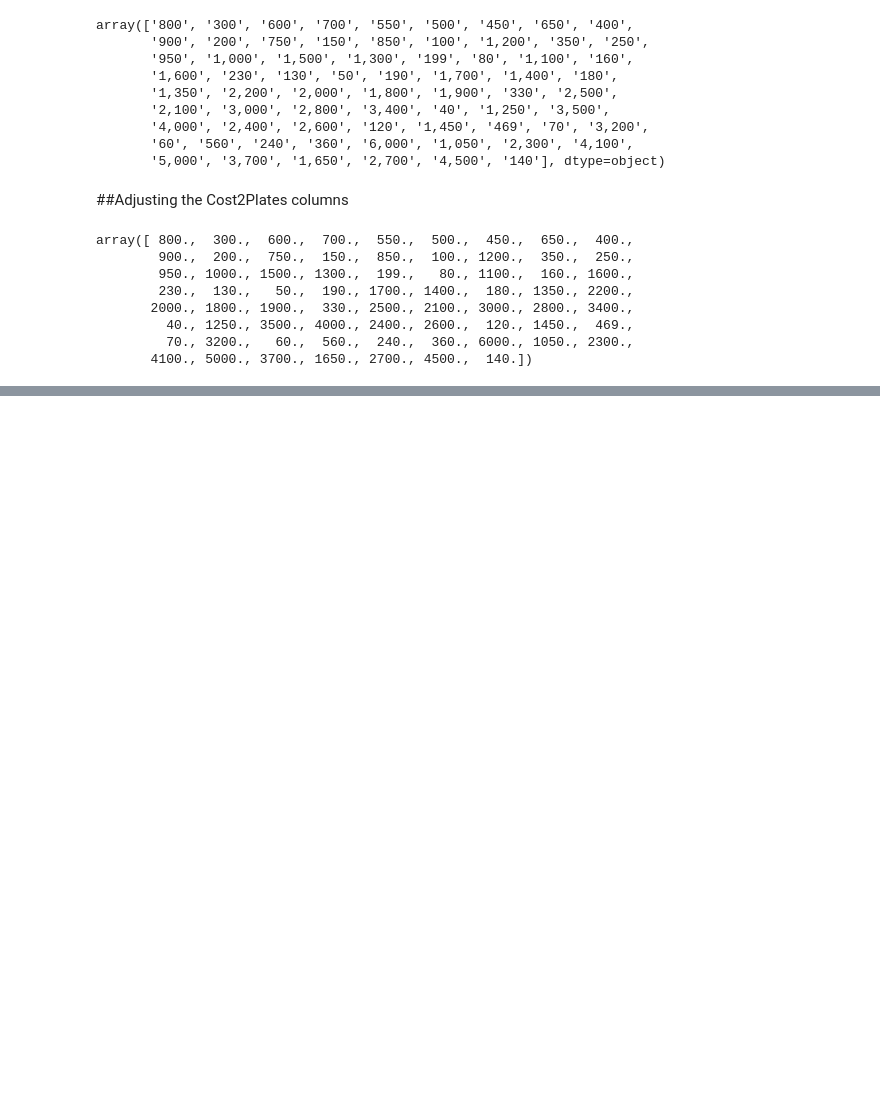
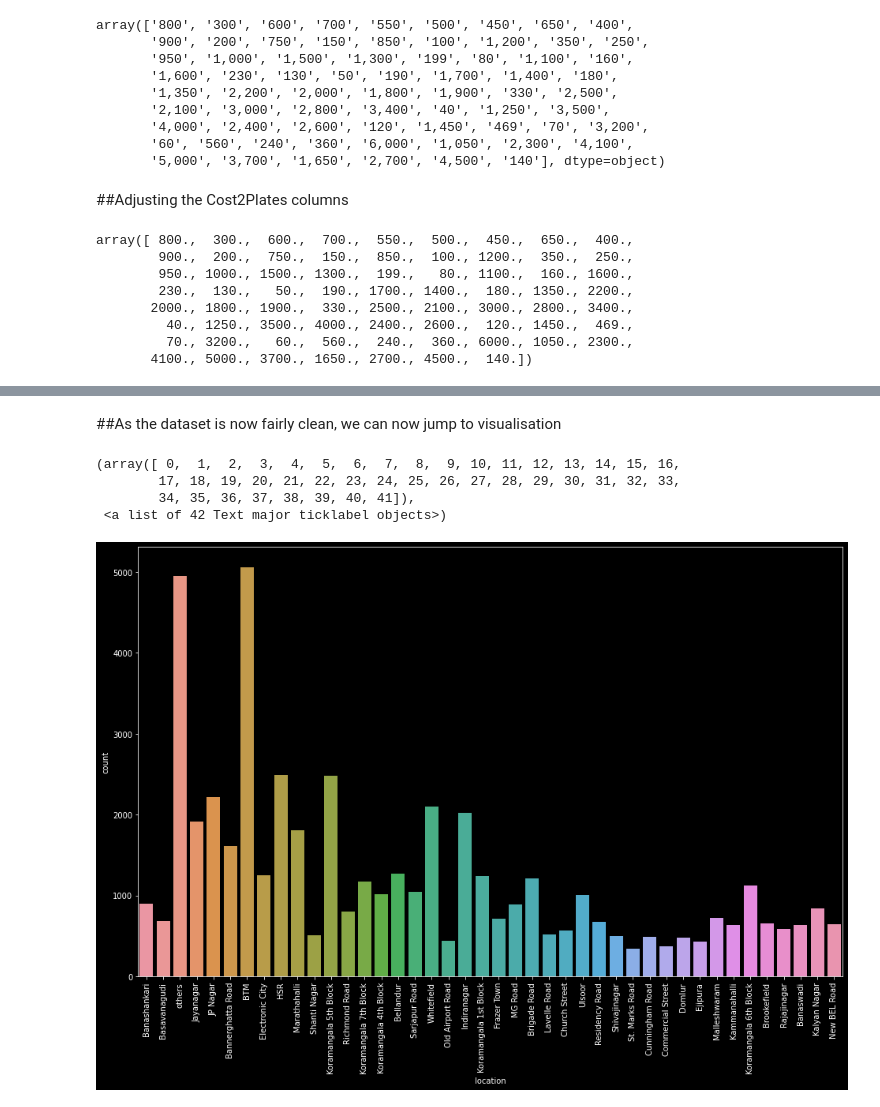
Before and after one commit to agnxsh/zomato-blr-data-analysis, a Jupyter notebook: zomato_blr_data_analysis.ipynb, the cells around one changed output, grey strips where cells are left out. Saved outputs shown, nothing was run; the diff lists cells and outputs as text; code cells hidden in the pictures; blank space fills up the shorter version.

```diff
--- a/zomato_blr_data_analysis.ipynb
+++ b/zomato_blr_data_analysis.ipynb
@@ -252,0 +271,3 @@ df.head()
+# %%
+rest_types_lt1000 = rest_types[rest_types < 1000]
+rest_types_lt1000
@@ -252,0 +287,8 @@ df.head()
+# %%
+def handleresttype(value):
+  if(value in rest_types_lt1000):
+    return 'others'
+  else:
+    return value
+df['rest_type'] = df['rest_type'].apply(handleresttype)
+df['rest_type'].value_counts()
@@ -252,0 +308,11 @@ df.head()
+# %%
+location = df['location'].value_counts(ascending = False)
+location_lt300 = location[location < 300]
+
+def handleLocation(value):
+  if(value in location_lt300):
+    return 'others'
+  else:
+    return value
+df['location'] = df['location'].apply(handleLocation)
+df['location'].value_counts()
@@ -252,0 +339,12 @@ df.head()
+# %%
+cuisines = df['cuisines'].value_counts(ascending = False)
+cuisines_lt100 = cuisines[cuisines < 100]
+
+def handleCuisines(value):
+  if(value in cuisines_lt100):
+    return 'others'
+  else:
+    return value
+
+df['cuisines']=df['cuisines'].apply(handleCuisines)
+df['cuisines'].value_counts()
@@ -252,0 +373,12 @@ df.head()
+# %% [markdown]
+##As the dataset is now fairly clean, we can now jump to visualisation
+# %%
+plt.figure(figsize = (16,10))
+ax = sns.countplot(df['location'])
+plt.xticks(rotation=90)
+# %% [output]
+(array([ 0,  1,  2,  3,  4,  5,  6,  7,  8,  9, 10, 11, 12, 13, 14, 15, 16,
+        17, 18, 19, 20, 21, 22, 23, 24, 25, 26, 27, 28, 29, 30, 31, 32, 33,
+        34, 35, 36, 37, 38, 39, 40, 41]),
+ <a list of 42 Text major ticklabel objects>)
+[figure, added]
```
Also changed, not shown: parts of 9 cells of this notebook.
